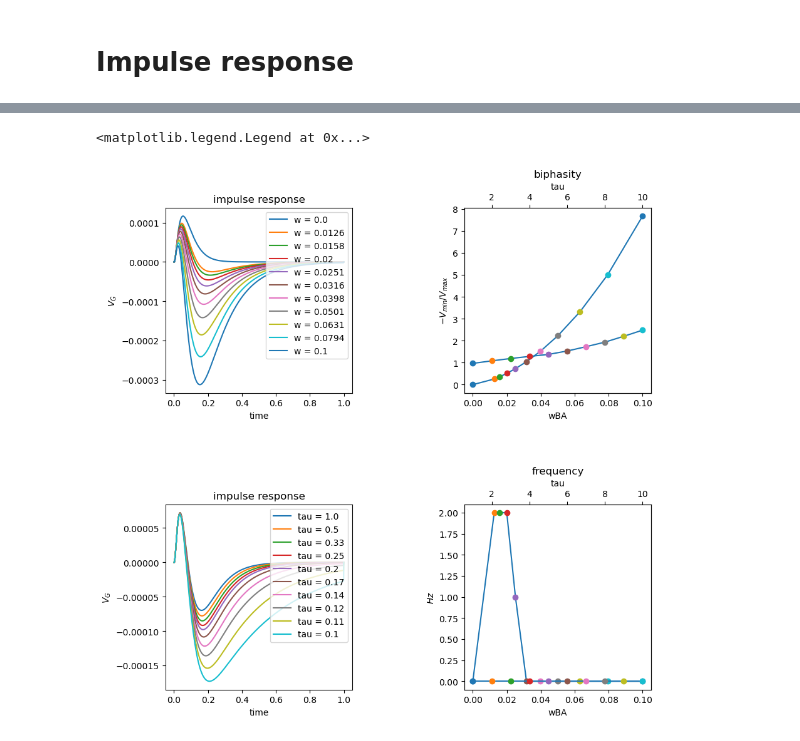
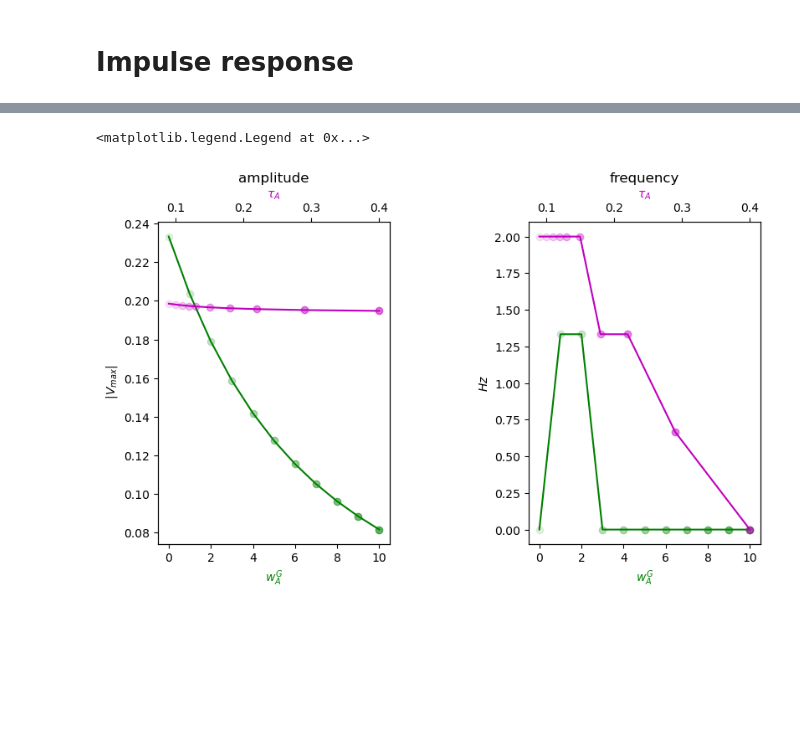
Before and after one commit to simoneeb/motion_anticipation_network, a Jupyter notebook: Figures_Paper_v2/Figure_codes/F1-impulse-ff-DONE.ipynb, the cells around one changed output, grey strips where cells are left out. Cells and saved outputs as stored; diff of their text form; code cells hidden in the pictures; blank space fills up the shorter version.

Commit message:
figures mac

```diff
--- a/Figures_Paper_v2/Figure_codes/F1-impulse-ff-DONE.ipynb
+++ b/Figures_Paper_v2/Figure_codes/F1-impulse-ff-DONE.ipynb
@@ -80,4 +80,10 @@ def main_frequency(signal, sampling_rate):
     main_freq = positive_frequencies[main_freq_index]
 
     return main_freq
+
+
+
+
+def calculate_biphasity(signal):
+    return np.abs(np.min(signal))/np.abs(np.max(signal))
 # %% [markdown]
@@ -104,5 +110,7 @@ figsize = (8,8)
 image_format = "png"
 dpi = 300
 panellabel_position = [-0.07, .85]
+
+time_impulse = np.arange(0,1500)*0.001
 # %% [markdown]
 # Impulse response
@@ -117,3 +119,6 @@ panellabel_position = [-0.07, .85]
 # %%
 param = 'wGA'
+wstring = r'$w^{G}_{A}$'
+
 vals_w =np.append(0.,np.round(np.logspace(.1,1,10)/100,4)) #[46.0]               # values to test
+vals_w =np.append(0.,np.round(np.linspace(1,10,10),4)) #[46.0]               # values to test
@@ -255,3 +148,6 @@ fig.legend(loc = 'upper right', bbox_to_anchor = (1.2,1.))
 # %%
-param = 'tauA'
+param = 'tau'
+tstring = r'$\tau_A$'
 vals_tau = np.linspace(1.,10,10)
+tauB = 0.08
+vals_tauA = np.round(1/(-vals_tau+1/tauB),2)
@@ -392,70 +257,54 @@ ax0w.legend(loc = 'upper right', bbox_to_anchor = (1.3,1.3))
 # %%
-fig = plt.figure(figsize = (10,10))
+fig = plt.figure(figsize = (15,5))
 
-gs = fig.add_gridspec(2,2)
+gs = fig.add_gridspec(1,3)
 
-ax0w = fig.add_subplot(gs[0,0])
-ax0t = fig.add_subplot(gs[1,0])
-ax1 = fig.add_subplot(gs[0,1])
+
+ax1 = fig.add_subplot(gs[0,0])
 ax1t = ax1.twiny()
-ax2 = fig.add_subplot(gs[1,1])
+ax2 = fig.add_subplot(gs[0,1])
 ax2t = ax2.twiny()
+
 
 fig.subplots_adjust(hspace = 0.6,
                     wspace = 0.6)
 
 
 for i,val in enumerate(vals_w):
+
     x = val
+    ax1.scatter(val,amp_w[i], zorder = 10, color = 'g', alpha = i*0.05+0.1)
+    ax2.scatter(val,freq_w[i], zorder = 10, color = 'g', alpha = i*0.05+0.1)
 
 
-    ax0w.plot(time_impulse, signal_w[i], label = f'w = {val}')
+for i,val in enumerate(vals_tauA):
+
+    x = val
+    ax1t.scatter(val,amp_tau[i], zorder = 10, color = 'm', alpha = i*0.05+0.1)
+    ax2t.scatter(val,freq_tau[i], zorder = 10, color = 'm', alpha = i*0.05+0.1)
 
 
-    ax1.scatter(val,amp_w[i], zorder = 10)
-    ax2.scatter(val,freq_w[i], zorder = 10)
+ax1t.plot(vals_tauA,amp_tau, color = 'm')
+ax2t.plot(vals_tauA,freq_tau, color = 'm')
 
-
-for i,val in enumerate(vals_tau):
-    x = val
-
-
-    ax0t.plot(time_impulse, signal_tau[i], label = f'tau = {np.round(1/val,2)}')
-
-
-    ax1t.scatter(val,amp_tau[i], zorder = 10)
-    ax2t.scatter(val,freq_tau[i], zorder = 10)
-
-
-ax1t.plot(vals_tau,amp_tau)
-ax2t.plot(vals_tau,freq_tau)
-
-ax1.plot(vals_w,amp_w)
-ax2.plot(vals_w,freq_w)
-
-
-ax0w.set_xlabel('time')
-ax0w.set_ylabel('$V_{G}$')
-ax0w.set_title('impulse response')
-
-ax0t.set_xlabel('time')
-ax0t.set_ylabel('$V_{G}$')
-ax0t.set_title('impulse response')
+ax1.plot(vals_w,amp_w, color = 'g')
+ax2.plot(vals_w,freq_w, color ='g')
 
 
 
-ax1.set_xlabel('wBA')
-ax1t.set_xlabel('tau')
-ax1.set_ylabel('$-V_{min}/V_{max}$')
-ax1.set_title('biphasity')
+ax1.set_xlabel(f'{wstring}', color = 'g')
+ax1t.set_xlabel(f'{tstring}',color = 'm')
+ax1.set_ylabel(' $|V_{max}|$')
+ax1.set_title('amplitude')
 
-ax2.set_xlabel('wBA')
-ax2t.set_xlabel('tau')
+
+ax2.set_xlabel(f'{wstring}', color = 'g')
+ax2t.set_xlabel(f'{tstring}', color = 'm')
 ax2.set_ylabel('$Hz$')
 ax2.set_title('frequency')
 
-ax0t.legend(loc = 'upper right')
-ax0w.legend(loc = 'upper right')
+ax0t.legend(loc = 'upper right', bbox_to_anchor = (1.3,1.3))
+ax0w.legend(loc = 'upper right', bbox_to_anchor = (1.3,1.3))
 # %% [output]
 <matplotlib.legend.Legend at 0x...>
-[figure, old version]
+[figure, new version]
```
Also changed, not shown: parts of 19 cells of this notebook, 19 other files.
